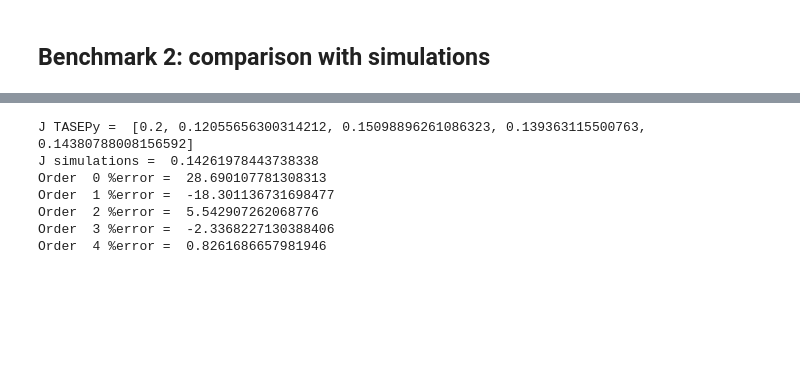
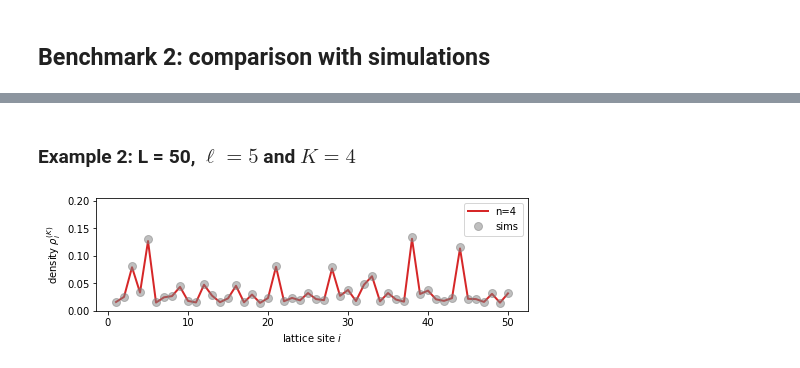
Before and after one commit to ExclusionProcess-tools/TASEPy, a Jupyter notebook: benchmarks_TASEPy.ipynb, the cells around one changed output, grey strips where cells are left out. Drawn from its saved outputs; the diff is of its cells as text; code cells hidden in the pictures; blank space fills up the shorter version.

```diff
--- a/benchmarks_TASEPy.ipynb
+++ b/benchmarks_TASEPy.ipynb
@@ -557,16 +493,2 @@ plt.show()
-# %%
-J_TASEPy = current(Jcoeff, alpha)
-
-print('J TASEPy = ', J_TASEPy)
-print('J simulations = ', J_simulations)
-
-for n,j in enumerate(J_TASEPy):
-    print('Order ',n, '%error = ', 100*(j-J_simulations)/j)
-# %% [output]
-J TASEPy =  [0.2, 0.12055656300314212, 0.15098896261086323, 0.139363115500763, 0.14380788008156592]
-J simulations =  0.14261978443738338
-Order  0 %error =  28.690107781308313
-Order  1 %error =  -18.301136731698477
-Order  2 %error =  5.542907262068776
-Order  3 %error =  -2.3368227130388406
-Order  4 %error =  0.8261686657981946
+# %% [markdown]
+### Example 2: L = 50, $\ell = 5$ and $K=4$
@@ -572,0 +527,8 @@ Order  4 %error =  0.8261686657981946
+# %%
+# computes the PSA for order K = 4
+
+L = len(rates) # lattice size
+ll = 5 # particle size
+K = 4 # maximum PSA order
+
+rhocoeff, Jcoeff = psa_compute(rates, K, ll)
@@ -572,0 +543,29 @@ Order  4 %error =  0.8261686657981946
+# %%
+import matplotlib.pyplot as plt
+import matplotlib.ticker as ticker
+
+maxrho = max([max(x) for x in profile_TASEPy]) # maximum density need to set the y-axis range
+
+plt.figure(figsize=(7,7/3))
+
+sites = [x + 1 for x in range(L)]
+
+plt.plot(sites, profile_TASEPy[-1], linewidth=2, label='n='+str(K) , color='C{}'.format(K-1), linestyle='-')
+plt.plot(sites, profile_simulations, 'o', label='sims' , color='gray', ms = 8, alpha=0.5)
+
+plt.ylim(0,1.1*maxrho)
+
+plt.xlabel(r'lattice site $i$', fontsize=10)
+plt.ylabel(r'density $\rho_{i}^{(K)}$', fontsize=10)
+
+# Set the title
+#plt.title(r'Density profile, $\alpha = $'+str(alpha), fontsize=12)
+
+plt.legend(loc='upper right')
+plt.tight_layout()
+
+#plt.savefig('figure_benchmark1.pdf', dpi=300)
+
+plt.show()
+# %% [output]
+[figure, added]
```
Also changed, not shown: parts of 31 cells of this notebook, 3 other files.
